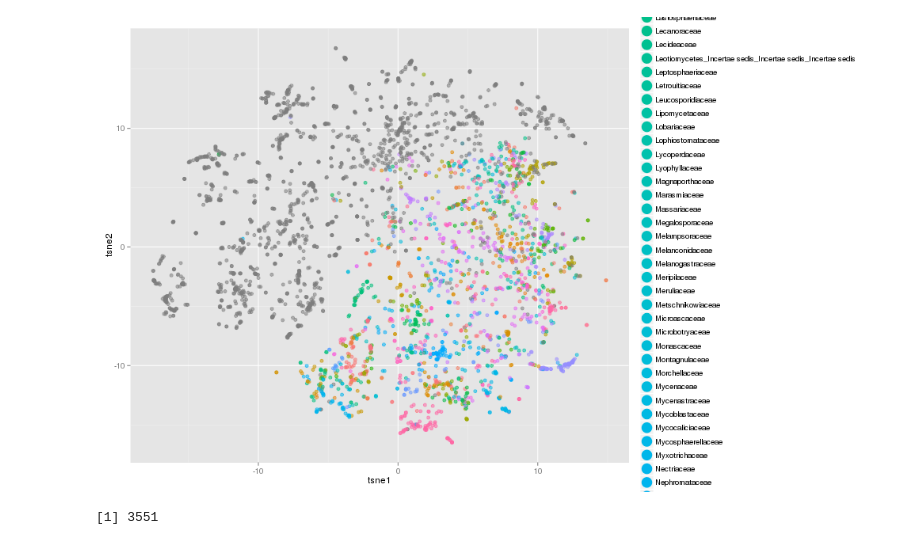
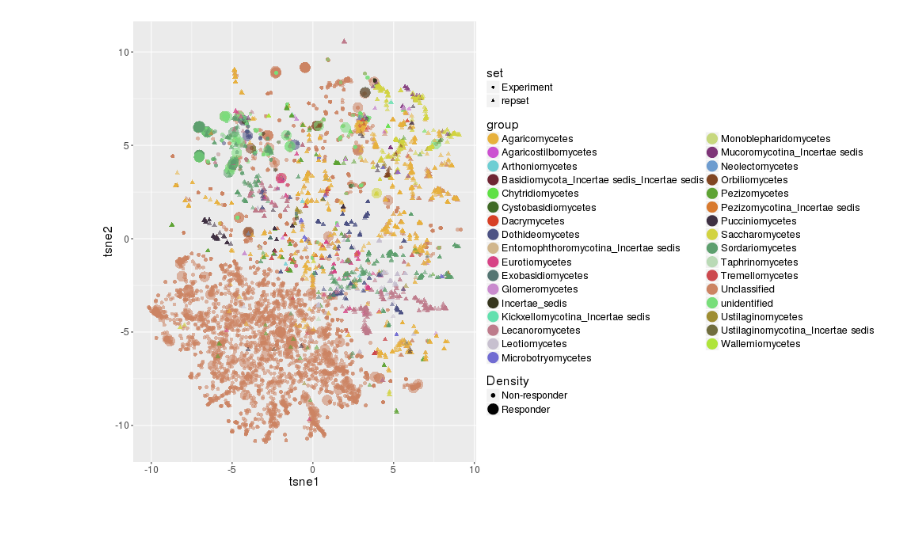
Before and after one commit to chvtk/Fungal_SIP, a Jupyter notebook: t-SNE_samplesANDrepset.ipynb, the cells around one changed output. Cells and saved outputs as stored; diff of their text form; code cells hidden in the pictures.

```diff
--- a/t-SNE_samplesANDrepset.ipynb
+++ b/t-SNE_samplesANDrepset.ipynb
@@ -382,0 +245,16 @@ tail(d)
+# %%
+%%R
+both = read.csv("data/tSNE_expRepset.csv")
+# %%
+%%R
+
+na = filter(both, is.na(class))
+rest = filter(both, !is.na(class))
+na$group = "Unclassified"
+rest$group = rest$class
+both2 = rbind(na, rest)
+# %%
+%%R
+both2$Resp_status[both2$minp > 0.10] = "Non-responder"
+both2$Resp_status[both2$minp <= 0.10] = "Responder"
+both2$Resp_status[is.na(both2$minp)] = "Non-responder"
@@ -383,6 +272,6 @@ tail(d)
 # %%
 %%R
-comp_all = d %>%
+comp_all = both %>%
 group_by(class) %>%
 summarise(counts = n())
 # %%
@@ -499,19 +411,17 @@ ggsave("data/figs/tnseTest_order.pdf", p, height = 10, width = 10)
 # %%
 %%R -w 1000 -h 600
 
 asNumeric = function(x) { as.numeric(as.character(x)) }
-p = ggplot(d_filt, aes(x = asNumeric(tsne_1), y = asNumeric(tsne_2)))+
-    geom_point(aes(fill = family, color = family, alpha = 0.85), pch = 21) +
-    guides(alpha = FALSE, fill=guide_legend(override.aes=list(size=6))) + labs(size = "Density")
+p = ggplot(both2, aes(x = asNumeric(tsne_1), y = asNumeric(tsne_2)))+
+    geom_point(aes(fill = group, color = group, shape = set, size = Resp_status, alpha = 0.85)) +
+    guides(alpha = FALSE, fill=guide_legend(override.aes=list(size=6))) + labs(size = "Density")+
+    theme(text = element_text(size=16))
+
+p = p + scale_colour_manual(values = pal)
+p = p + scale_fill_manual(values = pal)
 
 p = p + xlab("tsne1") + ylab("tsne2")
 
-
 p
 # %% [output]
-[figure, old version]
+[figure, new version]
-# %%
-%%R
-length(d_filt$accession)
-# %% [output]
-[1] 3551
```
Also changed, not shown: parts of 108 cells of this notebook, 1 other file.
